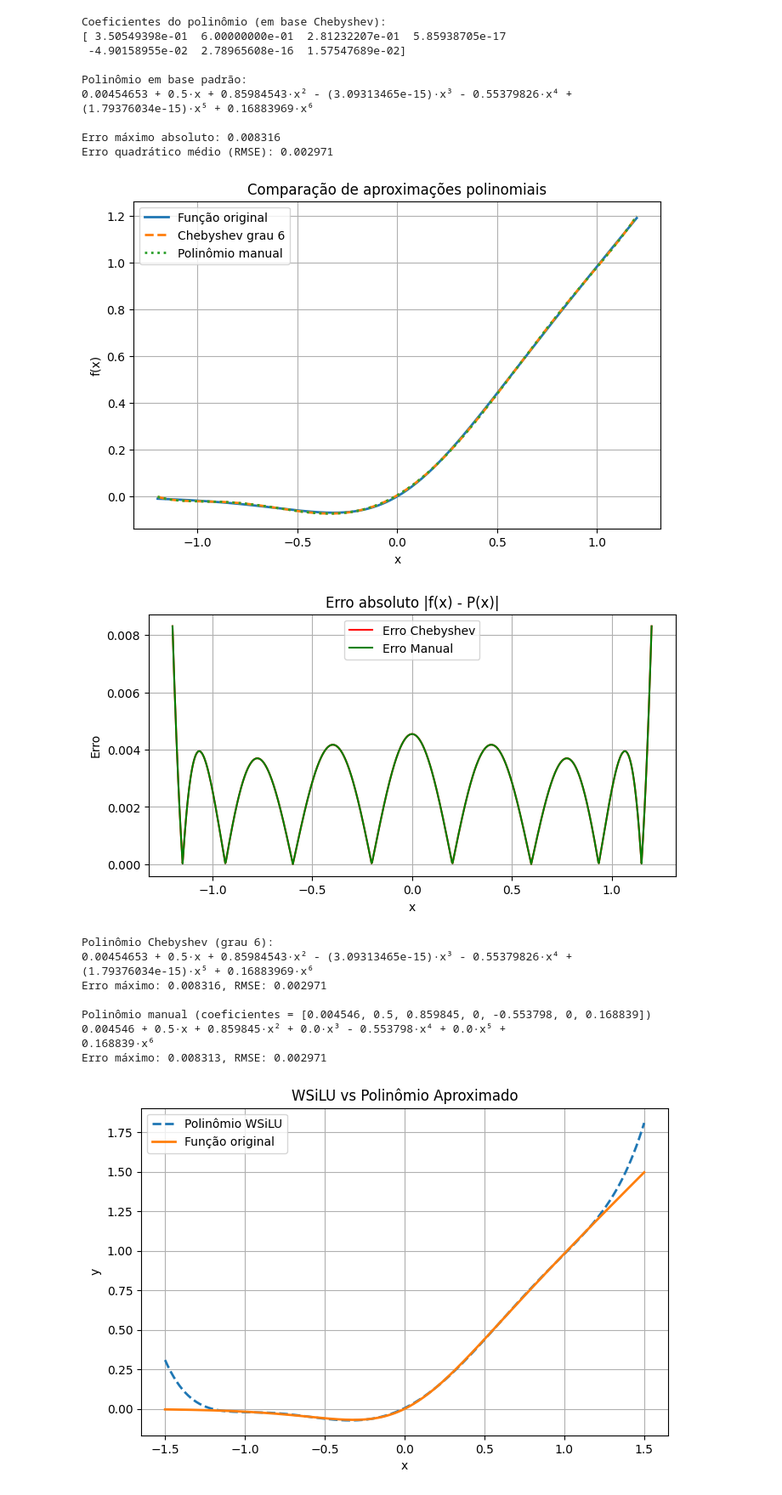
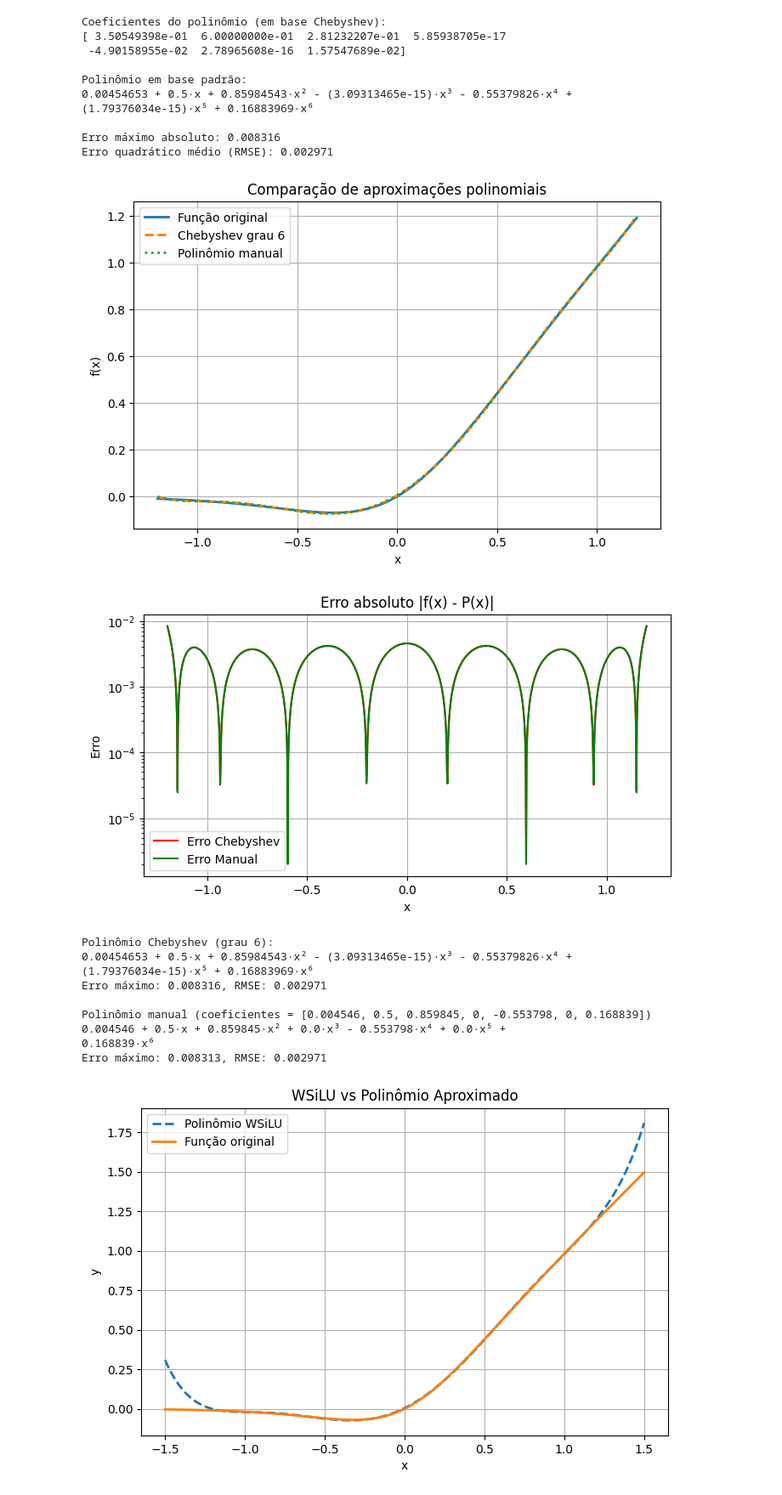
Before and after one commit to radc/hwsigmoid_lascas2026, a Jupyter notebook: notebooks/aproxPolinomial.ipynb, the cells around one changed output. Shown at 85% size. Saved outputs shown, nothing was run; the diff lists cells and outputs as text; code cells hidden in the pictures.

```diff
--- a/notebooks/aproxPolinomial.ipynb
+++ b/notebooks/aproxPolinomial.ipynb
@@ -302,36 +302,41 @@ plt.xlabel("x")
 plt.ylabel("f(x)")
 plt.legend()
 plt.grid(True)
+
 plt.show()
 
 # Erro Chebyshev
 plt.figure(figsize=(8,4))
 plt.plot(X, erro_auto, label="Erro Chebyshev", color="red")
 plt.plot(X, erro_manual, label="Erro Manual", color="green")
 plt.title("Erro absoluto |f(x) - P(x)|")
 plt.xlabel("x")
 plt.ylabel("Erro")
 plt.legend()
 plt.grid(True)
+plt.yscale("log")
 plt.show()
 
 # ===============================
 # Resultados numéricos
 # ===============================
 print("Polinômio Chebyshev (grau {}):".format(n))
 print(poly_std)
 print(f"Erro máximo: {erro_auto_max:.6f}, RMSE: {erro_auto_rmse:.6f}")
 
 print("\nPolinômio manual (coeficientes = {})".format(coef_manuais))
 print(poly_manual)
 print(f"Erro máximo: {erro_manual_max:.6f}, RMSE: {erro_manual_rmse:.6f}")
 
 def WSiLU_polinomial(x):
-    x = np.array(x, dtype=float)
+    if(x<-1.2):
+        return 0
+    if(x>1.2):
+        return x
     return 0.004546 + 0.5*x + 0.859845*x**2 - 0.553798*x**4 + 0.168839*x**6
 # %% [output]
 [figure]
-[figure, old version]
+[figure, new version]
 Polinômio Chebyshev (grau 6):
 0.00454653 + 0.5·x + 0.85984543·x² - (3.09313465e-15)·x³ - 0.55379826·x⁴ +
 (1.79376034e-15)·x⁵ + 0.16883969·x⁶
```
Also changed, not shown: parts of 1 cell of this notebook.
